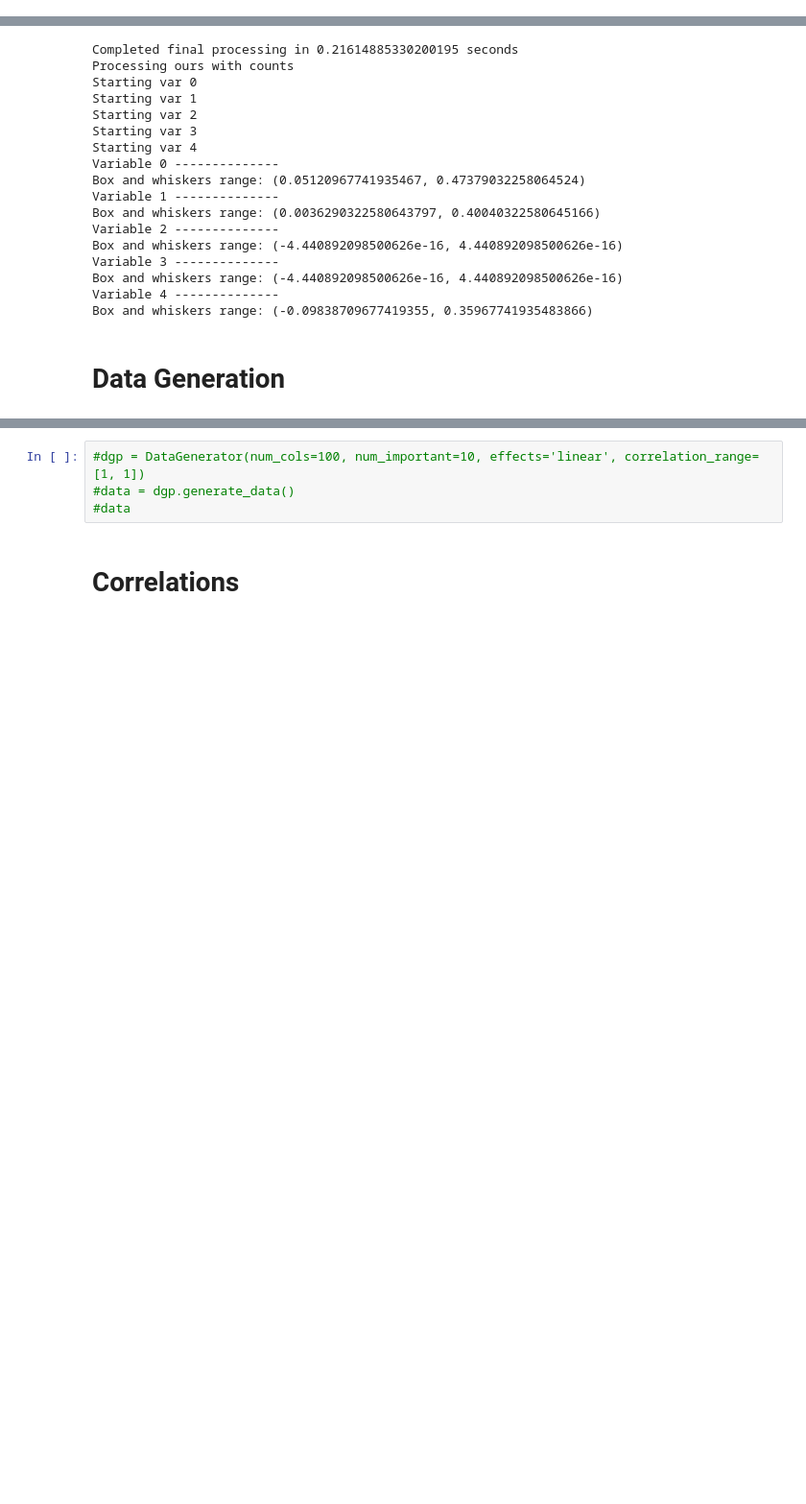
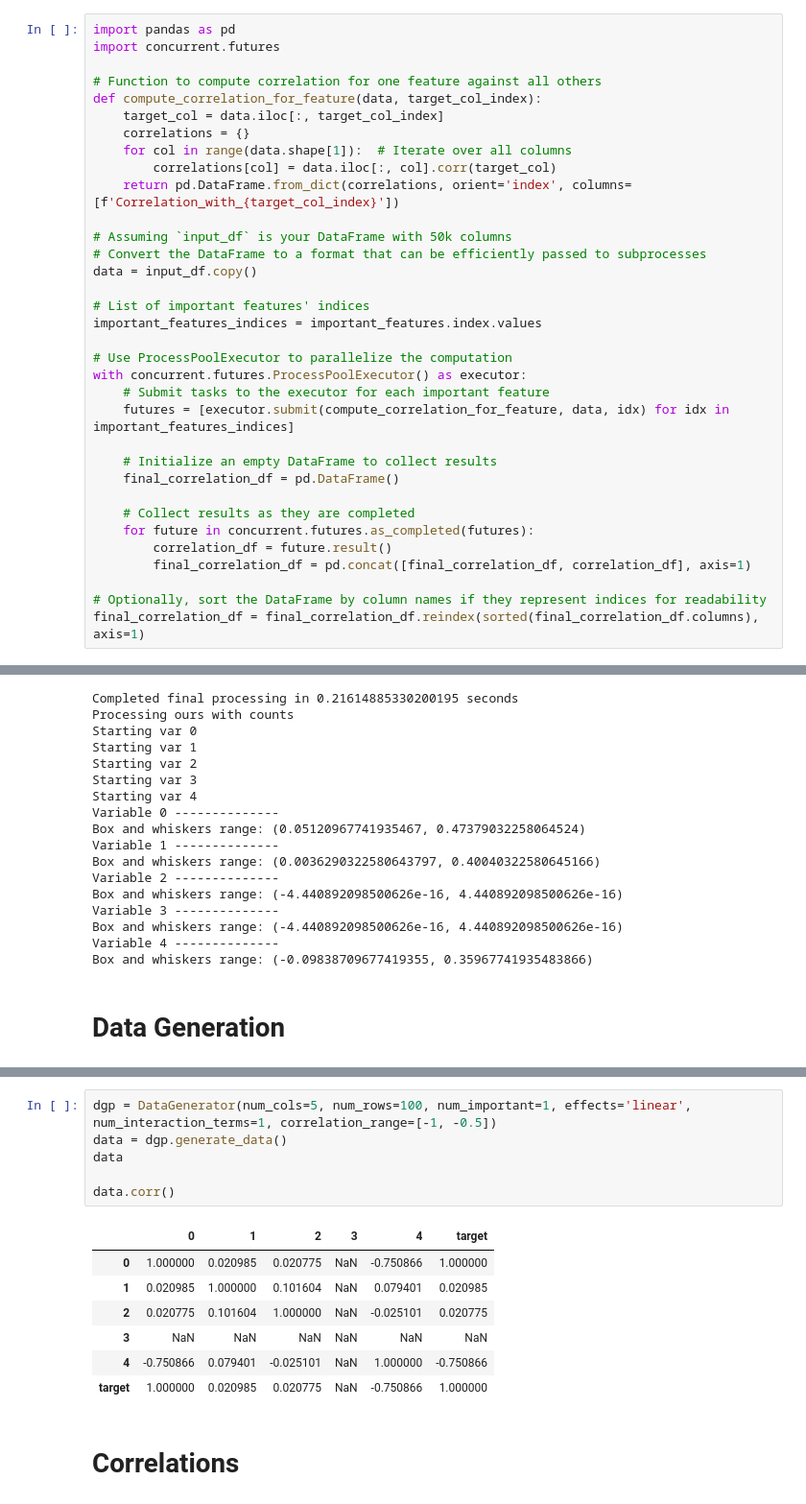
Before and after one commit to KevinH2003/Data-Science-Competition, a Jupyter notebook: Rice_Sandbox.ipynb, the cells around one changed output, grey strips where cells are left out. Shown: that part at 96% size. Saved outputs shown, nothing was run; the diff lists cells and outputs as text; blank space fills up the shorter version.

```diff
--- a/Rice_Sandbox.ipynb
+++ b/Rice_Sandbox.ipynb
@@ -152,0 +155,34 @@ final_correlation_df
+# %%
+import pandas as pd
+import concurrent.futures
+
+# Function to compute correlation for one feature against all others
+def compute_correlation_for_feature(data, target_col_index):
+    target_col = data.iloc[:, target_col_index]
+    correlations = {}
+    for col in range(data.shape[1]):  # Iterate over all columns
+        correlations[col] = data.iloc[:, col].corr(target_col)
+    return pd.DataFrame.from_dict(correlations, orient='index', columns=[f'Correlation_with_{target_col_index}'])
+
+# Assuming `input_df` is your DataFrame with 50k columns
+# Convert the DataFrame to a format that can be efficiently passed to subprocesses
+data = input_df.copy()
+
+# List of important features' indices
+important_features_indices = important_features.index.values
+
+# Use ProcessPoolExecutor to parallelize the computation
+with concurrent.futures.ProcessPoolExecutor() as executor:
+    # Submit tasks to the executor for each important feature
+    futures = [executor.submit(compute_correlation_for_feature, data, idx) for idx in important_features_indices]
+
+    # Initialize an empty DataFrame to collect results
+    final_correlation_df = pd.DataFrame()
+
+    # Collect results as they are completed
+    for future in concurrent.futures.as_completed(futures):
+        correlation_df = future.result()
+        final_correlation_df = pd.concat([final_correlation_df, correlation_df], axis=1)
+
+# Optionally, sort the DataFrame by column names if they represent indices for readability
+final_correlation_df = final_correlation_df.reindex(sorted(final_correlation_df.columns), axis=1)
@@ -520,9 +574,19 @@ class DataGenerator:
 
         return df
 # %%
-#dgp = DataGenerator(num_cols=100, num_important=10, effects='linear', correlation_range=[1, 1])
-#data = dgp.generate_data()
-#data
+dgp = DataGenerator(num_cols=5, num_rows=100, num_important=1, effects='linear', num_interaction_terms=1, correlation_range=[-1, -0.5])
+data = dgp.generate_data()
+data
+
+data.corr()
+# %% [output]
+|  | 0 | 1 | 2 | 3 | 4 | target |
+| 0 | 1.000000 | 0.020985 | 0.020775 | NaN | -0.750866 | 1.000000 |
+| 1 | 0.020985 | 1.000000 | 0.101604 | NaN | 0.079401 | 0.020985 |
+| 2 | 0.020775 | 0.101604 | 1.000000 | NaN | -0.025101 | 0.020775 |
+| 3 | NaN | NaN | NaN | NaN | NaN | NaN |
+| 4 | -0.750866 | 0.079401 | -0.025101 | NaN | 1.000000 | -0.750866 |
+| target | 1.000000 | 0.020985 | 0.020775 | NaN | -0.750866 | 1.000000 |
 # %% [markdown]
 # Correlations
 # %%
```
Also changed, not shown: parts of 16 cells of this notebook.
